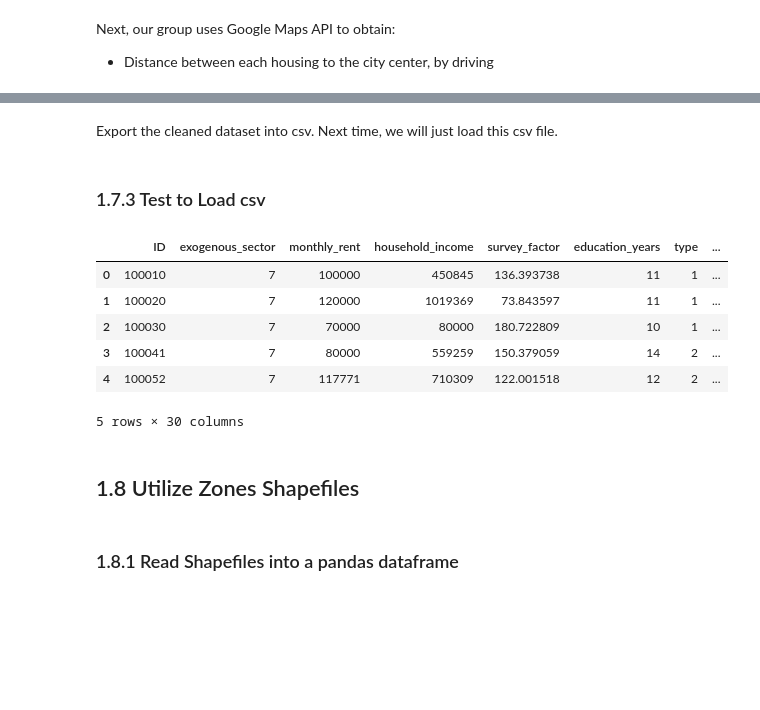
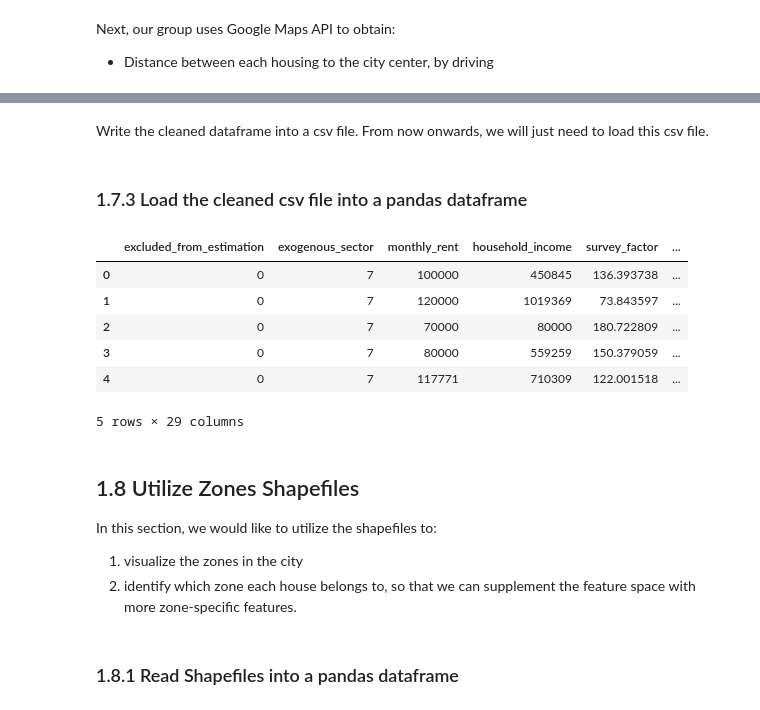
Before and after one commit to ziyueyanggg/DS_Challenge, a Jupyter notebook: Prediction_Challenge.ipynb, the cells around one changed output, grey strips where cells are left out. Drawn from its saved outputs; the diff is of its cells as text; code cells hidden in the pictures; blank space fills up the shorter version.

```diff
--- a/Prediction_Challenge.ipynb
+++ b/Prediction_Challenge.ipynb
@@ -375,23 +426,26 @@ We extract distance and time taken data and store in corresponding columns.
 # %% [markdown]
-Export the cleaned dataset into csv. Next time, we will just load this csv file.
+Write the cleaned dataframe into a csv file. From now onwards, we will just need to load this csv file.
 # %%
 # df.to_csv("cleaned_data.csv")
 # %% [markdown]
-### 1.7.3 Test to Load csv
+### 1.7.3 Load the cleaned csv file into a pandas dataframe
 # %%
-df_test=pd.read_csv("cleaned_data.csv", index_col = 0)
+df_cleaned = pd.read_csv("cleaned_data.csv", index_col = 0)
 # %%
-df_test.head()
+df_cleaned.head()
 # %% [output]
-|  | ID | exogenous_sector | monthly_rent | household_income | survey_factor | education_years | type | ... |
-| 0 | 100010 | 7 | 100000 | 450845 | 136.393738 | 11 | 1 | ... |
-| 1 | 100020 | 7 | 120000 | 1019369 | 73.843597 | 11 | 1 | ... |
-| 2 | 100030 | 7 | 70000 | 80000 | 180.722809 | 10 | 1 | ... |
-| 3 | 100041 | 7 | 80000 | 559259 | 150.379059 | 14 | 2 | ... |
-| 4 | 100052 | 7 | 117771 | 710309 | 122.001518 | 12 | 2 | ... |
+|  | excluded_from_estimation | exogenous_sector | monthly_rent | household_income | survey_factor | ... |
+| 0 | 0 | 7 | 100000 | 450845 | 136.393738 | ... |
+| 1 | 0 | 7 | 120000 | 1019369 | 73.843597 | ... |
+| 2 | 0 | 7 | 70000 | 80000 | 180.722809 | ... |
+| 3 | 0 | 7 | 80000 | 559259 | 150.379059 | ... |
+| 4 | 0 | 7 | 117771 | 710309 | 122.001518 | ... |
-5 rows × 30 columns
+5 rows × 29 columns
-# %% [markdown]
-## 1.8 Utilize Zones Shapefiles
+# %% [markdown]
+## 1.8 Utilize Zones Shapefiles
+In this section, we would like to utilize the shapefiles to:
+1. visualize the zones in the city
+2. identify which zone each house belongs to, so that we can supplement the feature space with more zone-specific features.
 # %% [markdown]
 ### 1.8.1 Read Shapefiles into a pandas dataframe
 # %%
```
Also changed, not shown: parts of 44 cells of this notebook, 2 other files.
